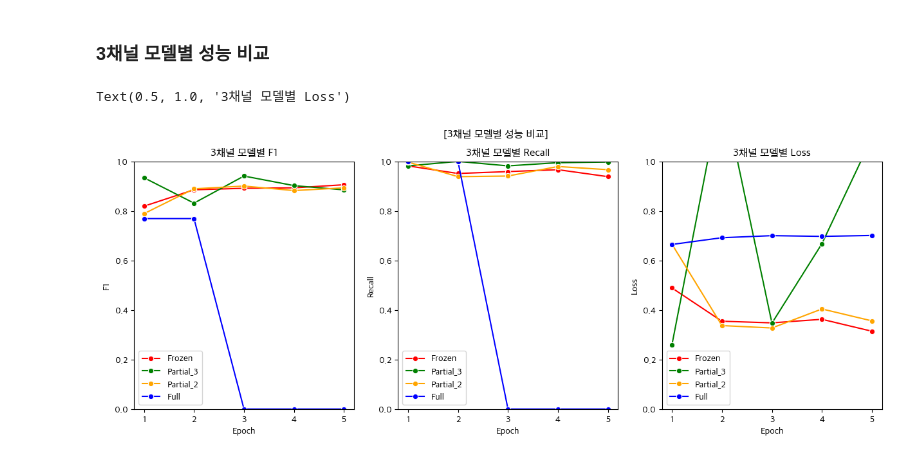
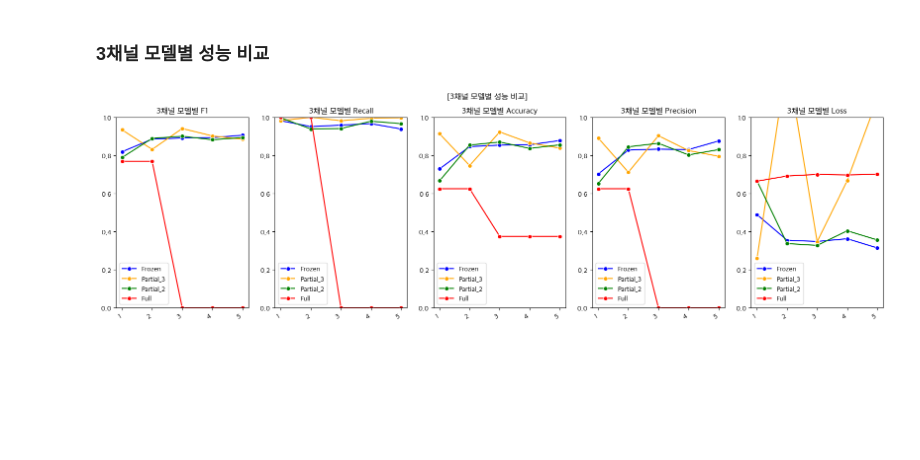
Before and after one commit to wonbywondev/ML-DL, a Jupyter notebook: 06_DL_FineTuning/06_Xray.ipynb, the cells around one changed output. Saved outputs shown, nothing was run; the diff lists cells and outputs as text; code cells hidden in the pictures; blank space fills up the shorter version.

```diff
--- a/06_DL_FineTuning/06_Xray.ipynb
+++ b/06_DL_FineTuning/06_Xray.ipynb
@@ -1032,30 +1027,47 @@ plt.show()
 # %% [markdown]
 ### 3채널 모델별 성능 비교
 # %%
-fig, axes = plt.subplots(1, 3, figsize=(15, 5))
+fig, axes = plt.subplots(1, 5, figsize=(20, 5))
 
 for ax in axes:
     ax.set_ylim(0,1)
 
-f1_line = sns.lineplot(data=ch_3_fr_result, x="Epoch", y="F1", ax=axes[0], marker="o", color="red", label="Frozen")
-f1_line = sns.lineplot(data=ch_3_pa_3_result, x="Epoch", y="F1", ax=axes[0], marker="o", color="green", label="Partial_3")
-f1_line = sns.lineplot(data=ch_3_pa_2_result, x="Epoch", y="F1", ax=axes[0], marker="o", color="orange", label="Partial_2")
-f1_line = sns.lineplot(data=ch_3_full_result, x="Epoch", y="F1", ax=axes[0], marker="o", color="blue", label="Full")
+ch_3_fr_f1_line = sns.lineplot(data=ch_3_fr_result, x="Epoch", y="F1", ax=axes[0], marker="o", color="blue", label="Frozen")
+ch_3_pa_3_f1_line = sns.lineplot(data=ch_3_pa_3_result, x="Epoch", y="F1", ax=axes[0], marker="o", color="orange", label="Partial_3")
+ch_3_pa_2_f1_line = sns.lineplot(data=ch_3_pa_2_result, x="Epoch", y="F1", ax=axes[0], marker="o", color="green", label="Partial_2")
+ch_3_full_f1_line = sns.lineplot(data=ch_3_full_result, x="Epoch", y="F1", ax=axes[0], marker="o", color="red", label="Full")
 
-recall_line = sns.lineplot(data=ch_3_fr_result, x="Epoch", y="Recall", ax=axes[1], marker="o", color="red", label="Frozen")
-recall_line = sns.lineplot(data=ch_3_pa_3_result, x="Epoch", y="Recall", ax=axes[1], marker="o", color="green", label="Partial_3")
-recall_line = sns.lineplot(data=ch_3_pa_2_result, x="Epoch", y="Recall", ax=axes[1], marker="o", color="orange", label="Partial_2")
-recall_line = sns.lineplot(data=ch_3_full_result, x="Epoch", y="Recall", ax=axes[1], marker="o", color="blue", label="Full")
+ch_3_fr_recall_line = sns.lineplot(data=ch_3_fr_result, x="Epoch", y="Recall", ax=axes[1], marker="o", color="blue", label="Frozen")
+ch_3_pa_3_recall_line = sns.lineplot(data=ch_3_pa_3_result, x="Epoch", y="Recall", ax=axes[1], marker="o", color="orange", label="Partial_3")
+ch_3_pa_2_recall_line = sns.lineplot(data=ch_3_pa_2_result, x="Epoch", y="Recall", ax=axes[1], marker="o", color="green", label="Partial_2")
+ch_3_full_recall_line = sns.lineplot(data=ch_3_full_result, x="Epoch", y="Recall", ax=axes[1], marker="o", color="red", label="Full")
 
-loss_line = sns.lineplot(data=ch_3_fr_result, x="Epoch", y="Loss", ax=axes[2], marker="o", color="red", label="Frozen")
-loss_line = sns.lineplot(data=ch_3_pa_3_result, x="Epoch", y="Loss", ax=axes[2], marker="o", color="green", label="Partial_3")
-loss_line = sns.lineplot(data=ch_3_pa_2_result, x="Epoch", y="Loss", ax=axes[2], marker="o", color="orange", label="Partial_2")
-loss_line = sns.lineplot(data=ch_3_full_result, x="Epoch", y="Loss", ax=axes[2], marker="o", color="blue", label="Full")
+ch_3_fr_acc_line = sns.lineplot(data=ch_3_fr_result, x="Epoch", y="Acc", ax=axes[2], marker="o", color="blue", label="Frozen")
+ch_3_pa_3_acc_line = sns.lineplot(data=ch_3_pa_3_result, x="Epoch", y="Acc", ax=axes[2], marker="o", color="orange", label="Partial_3")
+ch_3_pa_2_acc_line = sns.lineplot(data=ch_3_pa_2_result, x="Epoch", y="Acc", ax=axes[2], marker="o", color="green", label="Partial_2")
+ch_3_full_acc_line = sns.lineplot(data=ch_3_full_result, x="Epoch", y="Acc", ax=axes[2], marker="o", color="red", label="Full")
+
+ch_3_fr_prec_line = sns.lineplot(data=ch_3_fr_result, x="Epoch", y="Prec", ax=axes[3], marker="o", color="blue", label="Frozen")
+ch_3_pa_3_prec_line = sns.lineplot(data=ch_3_pa_3_result, x="Epoch", y="Prec", ax=axes[3], marker="o", color="orange", label="Partial_3")
+ch_3_pa_2_prec_line = sns.lineplot(data=ch_3_pa_2_result, x="Epoch", y="Prec", ax=axes[3], marker="o", color="green", label="Partial_2")
+ch_3_full_prec_line = sns.lineplot(data=ch_3_full_result, x="Epoch", y="Prec", ax=axes[3], marker="o", color="red", label="Full")
+
+ch_3_fr_loss_line = sns.lineplot(data=ch_3_fr_result, x="Epoch", y="Loss", ax=axes[4], marker="o", color="blue", label="Frozen")
+ch_3_pa_3_loss_line = sns.lineplot(data=ch_3_pa_3_result, x="Epoch", y="Loss", ax=axes[4], marker="o", color="orange", label="Partial_3")
+ch_3_pa_2_loss_line = sns.lineplot(data=ch_3_pa_2_result, x="Epoch", y="Loss", ax=axes[4], marker="o", color="green", label="Partial_2")
+ch_3_full_loss_line = sns.lineplot(data=ch_3_full_result, x="Epoch", y="Loss", ax=axes[4], marker="o", color="red", label="Full")
 
 fig.suptitle("[3채널 모델별 성능 비교]")
 axes[0].set_title(f"3채널 모델별 F1")
 axes[1].set_title(f"3채널 모델별 Recall")
-axes[2].set_title(f"3채널 모델별 Loss")
+axes[2].set_title(f"3채널 모델별 Accuracy")
+axes[3].set_title(f"3채널 모델별 Precision")
+axes[4].set_title(f"3채널 모델별 Loss")
+
+for ax in axes:
+    ax.set_ylim(0,1)
+    ax.set(xlabel="", ylabel="")
+    ax.tick_params(axis="x", rotation=30)
+    plt.setp(ax.get_xticklabels(), rotation=30, ha="right")
 # %% [output]
-Text(0.5, 1.0, '3채널 모델별 Loss')
-[figure, old version]
+[figure, new version]
```
Also changed, not shown: parts of 24 cells of this notebook.
